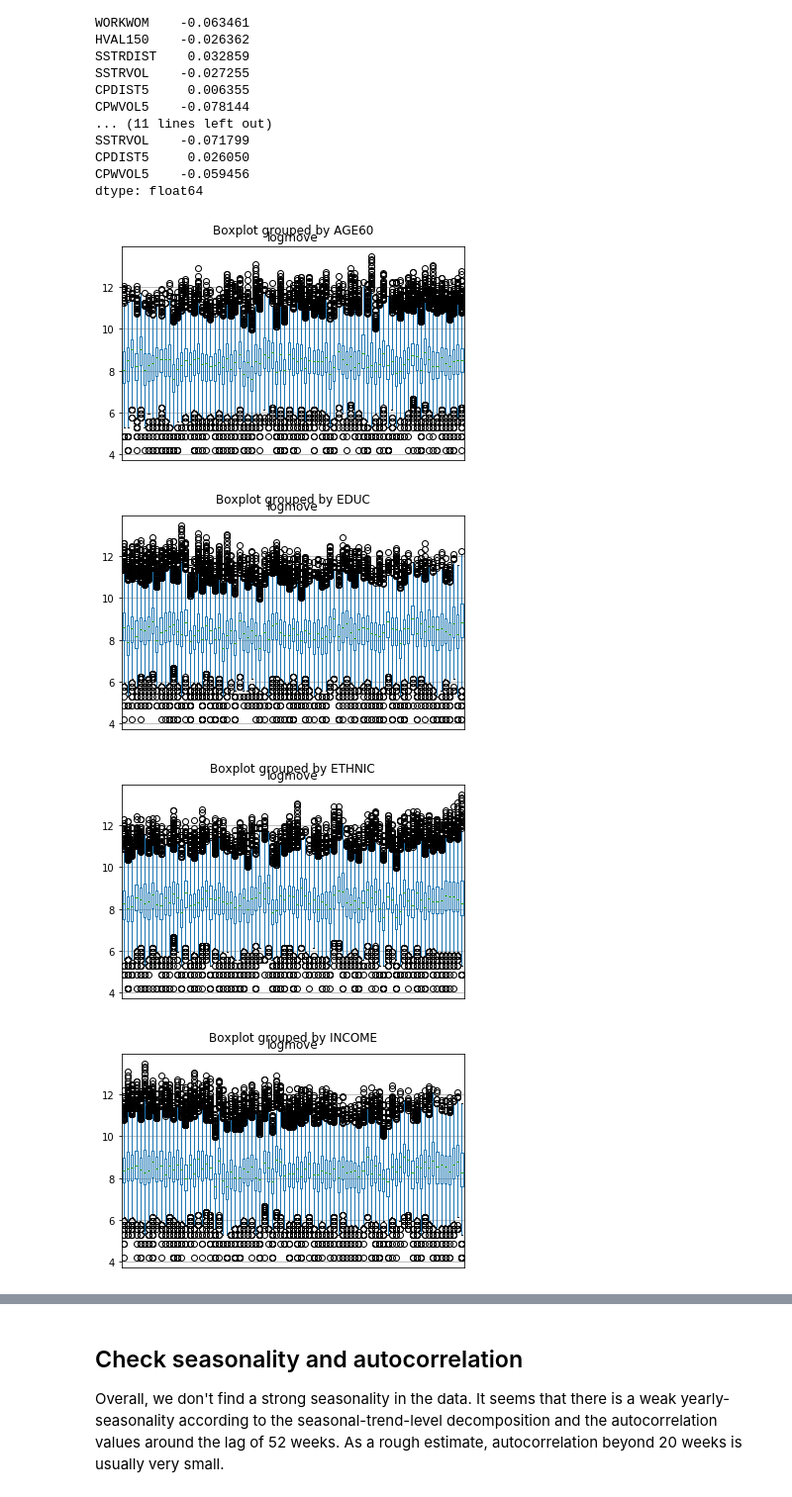
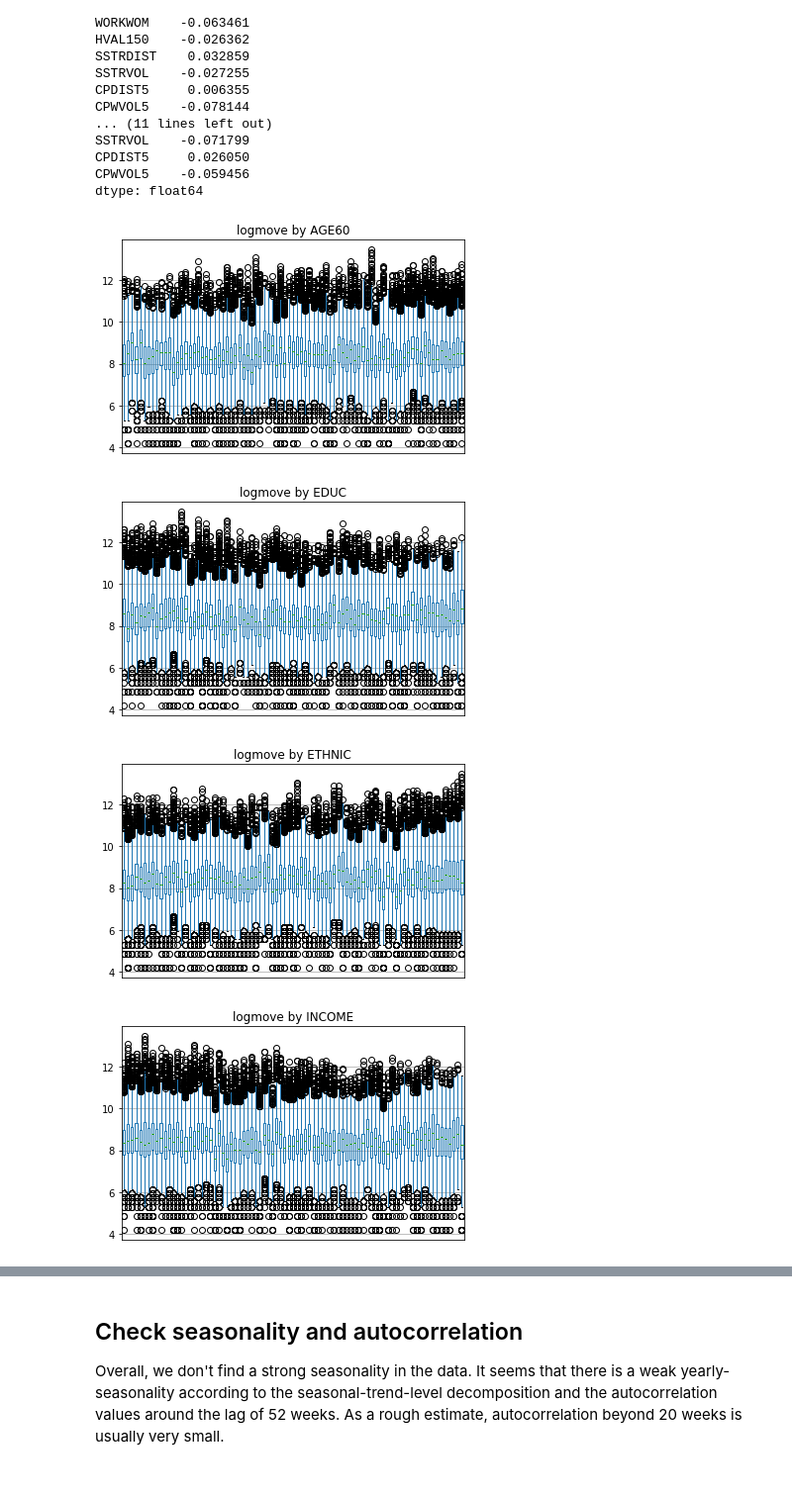
Before and after one commit to sdonohoo/forecasting, a Jupyter notebook: retail_sales/OrangeJuice_Pt_3Weeks_Weekly/data_explore/explore_oj_data_python.ipynb, the cells around one changed output, grey strips where cells are left out. Shown at 99% size. Drawn from its saved outputs; the diff is of its cells as text; code cells hidden in the pictures.

```diff
--- a/retail_sales/OrangeJuice_Pt_3Weeks_Weekly/data_explore/explore_oj_data_python.ipynb
+++ b/retail_sales/OrangeJuice_Pt_3Weeks_Weekly/data_explore/explore_oj_data_python.ipynb
@@ -172,10 +182,12 @@ dtype: float64
 # %%
 # Plot box plot of logmove vs. store demographic columns
 for cl in storedemo.columns[1:]:
     p = sales.loc[sales['logmove'] != 0].boxplot(column='logmove', by=cl)
     p.axes.get_xaxis().set_visible(False)
+    p.set_title('logmove by {}'.format(cl), linespacing=3)
+    plt.suptitle('')
 # %% [output]
-[figure, old version]
+[figure, new version]
-[figure, old version]
+[figure, new version]
-[figure, old version]
+[figure, new version]
-[figure, old version]
+[figure, new version]
```
Also changed, not shown: parts of 21 cells of this notebook.
